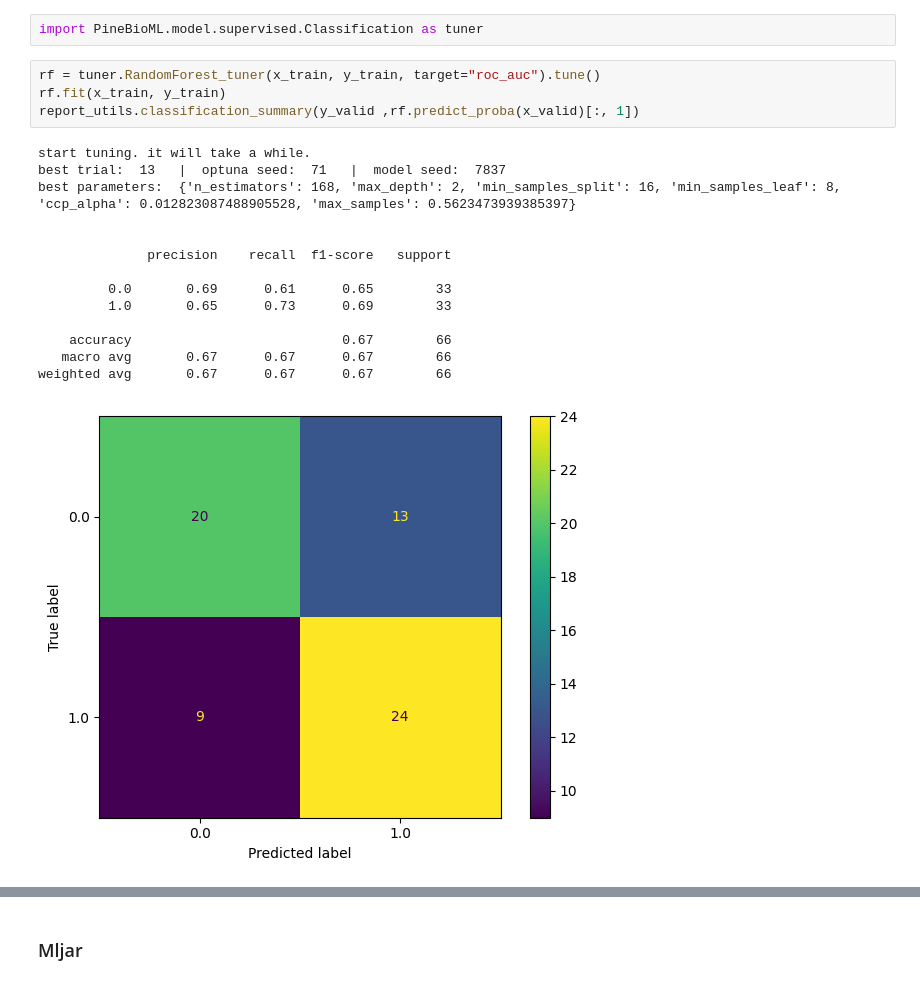
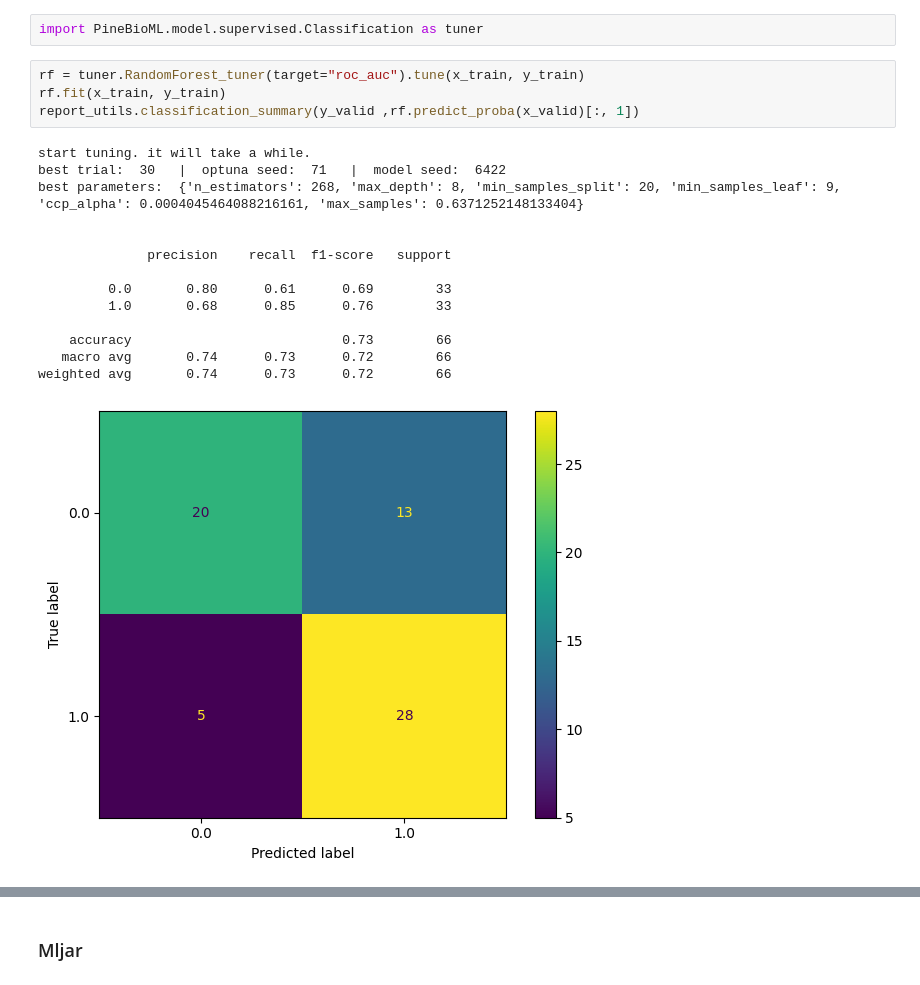
Before and after one commit to ICMOL/PineBioML, a Jupyter notebook: example_BasicUsage.ipynb, the cells around one changed output, grey strips where cells are left out. Saved outputs shown, nothing was run; the diff lists cells and outputs as text.

```diff
--- a/example_BasicUsage.ipynb
+++ b/example_BasicUsage.ipynb
@@ -214,21 +211,21 @@ x_train, x_valid, y_train, y_valid = train_test_split(x[merge_importance.index[:
 # %%
 import PineBioML.model.supervised.Classification as tuner
 # %%
-rf = tuner.RandomForest_tuner(x_train, y_train, target="roc_auc").tune()
+rf = tuner.RandomForest_tuner(target="roc_auc").tune(x_train, y_train)
 rf.fit(x_train, y_train)
 report_utils.classification_summary(y_valid ,rf.predict_proba(x_valid)[:, 1])
 # %% [output]
 start tuning. it will take a while.
-best trial:  13   |  optuna seed:  71   |  model seed:  7837
-best parameters:  {'n_estimators': 168, 'max_depth': 2, 'min_samples_split': 16, 'min_samples_leaf': 8, 'ccp_alpha': 0.012823087488905528, 'max_samples': 0.5623473939385397}
+best trial:  30   |  optuna seed:  71   |  model seed:  6422
+best parameters:  {'n_estimators': 268, 'max_depth': 8, 'min_samples_split': 20, 'min_samples_leaf': 9, 'ccp_alpha': 0.0004045464088216161, 'max_samples': 0.6371252148133404}
 
 
               precision    recall  f1-score   support
 
-         0.0       0.69      0.61      0.65        33
-         1.0       0.65      0.73      0.69        33
+         0.0       0.80      0.61      0.69        33
+         1.0       0.68      0.85      0.76        33
 
-    accuracy                           0.67        66
-   macro avg       0.67      0.67      0.67        66
-weighted avg       0.67      0.67      0.67        66
+    accuracy                           0.73        66
+   macro avg       0.74      0.73      0.72        66
+weighted avg       0.74      0.73      0.72        66
-[figure, old version]
+[figure, new version]
```
Also changed, not shown: parts of 13 cells of this notebook, 33 other files.
